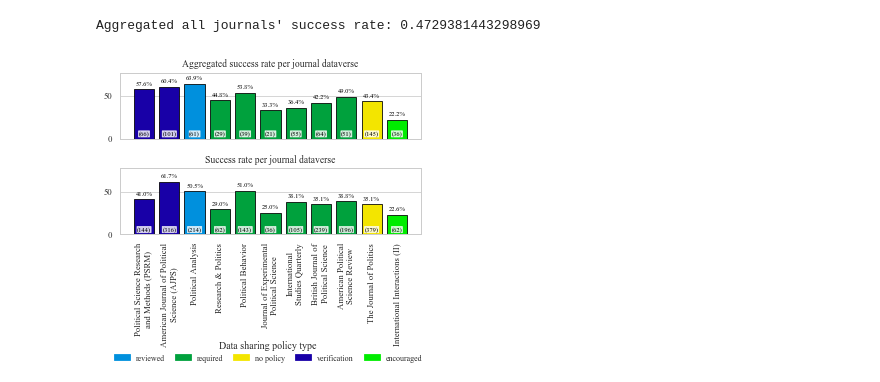
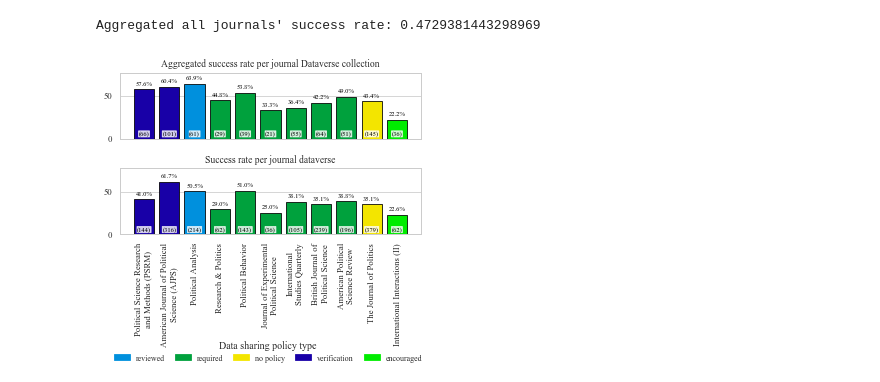
Before and after one commit to atrisovic/dataverse-r-study, a Jupyter notebook: analysis/03-journals-plotting.ipynb, the cells around one changed output. Saved outputs shown, nothing was run; the diff lists cells and outputs as text; code cells hidden in the pictures.

```diff
--- a/analysis/03-journals-plotting.ipynb
+++ b/analysis/03-journals-plotting.ipynb
@@ -22,8 +22,9 @@ from helpers import fix_name, fix_name2
 
 journals.name = journals.name.apply(fix_name)
 journals.name = journals.name.apply(fix_name2)
+# %%
+policy = pd.read_csv("data/journal-policy-survey.txt", sep ='\t')
 # %%
-policy = pd.read_csv("data/journal-policy.txt", sep ='\t')
 policy.name = policy.name.apply(fix_name2)
 policy.head(3)
 # %% [output]
@@ -102,29 +103,29 @@ def make_plot(plt, temp, pos):
 # %%
 fig, axs = plt.subplots(2,1, figsize=(4.78,4.3)) #, gridspec_kw={"height_ratios": (.45, .55)})
 
 j2 = get_stats(ag_journals).head(11)
 j2 = pd.merge(j2.reset_index(),policy,on='name').sort_values(by=['type','name'], ascending=False)
 make_plot(axs[0], j2, pos=1)
-axs[0].set_title("Aggregated success rate per journal dataverse") #, size=20)
+axs[0].set_title("Aggregated success rate per journal Dataverse collection") #, size=20)
 
 j1 = get_stats(journals)
 j1 = pd.merge(j1.reset_index(),policy,on='name').sort_values(by=['type','name'], ascending=False)
 j1 = j1.drop(j1[~j1.name.isin(j2.name)].index)
 make_plot(axs[1], j1, pos=2)
 axs[1].set_title("Success rate per journal dataverse") #, size=20)
 
 legend = fig.legend(
             handles, labels, frameon=False, #facecolor='white',
             #edgecolor='gray',
             fontsize=8,
             title="Data sharing policy type", ncol=5,
             bbox_to_anchor=(0.03, -.025, .94, .14),
             mode="expand", #borderaxespad=0.,
             loc = 'center',
             )
 
 fig.tight_layout()
 
 plt.savefig("publisher_temp1.pdf", bbox_inches = "tight", dpi=100)
 # %% [output]
-[figure, old version]
+[figure, new version]
```
Also changed, not shown: 2 other files.
